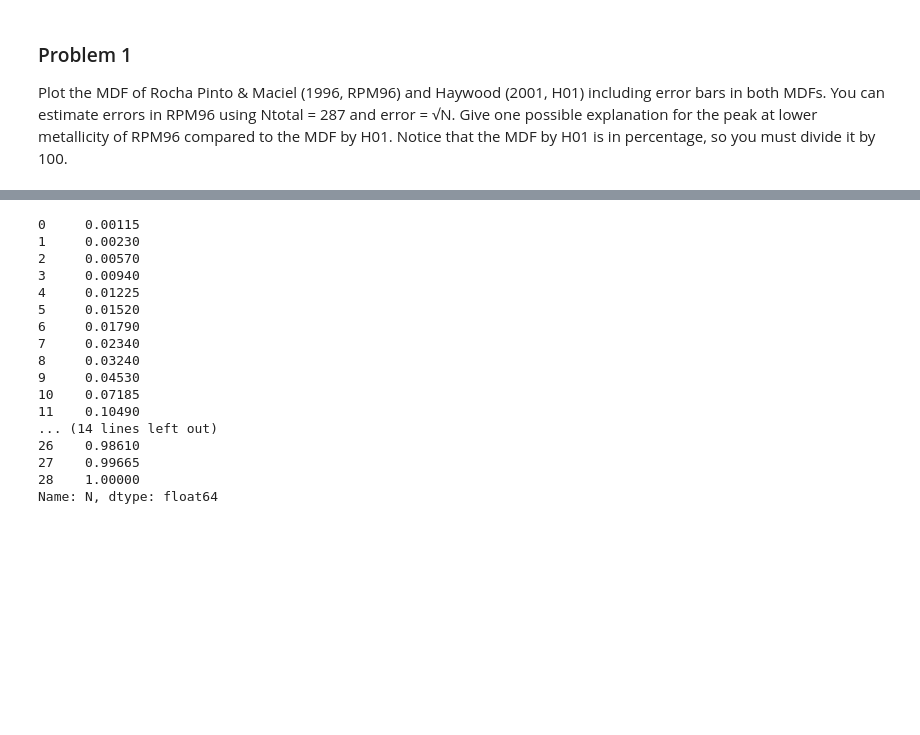
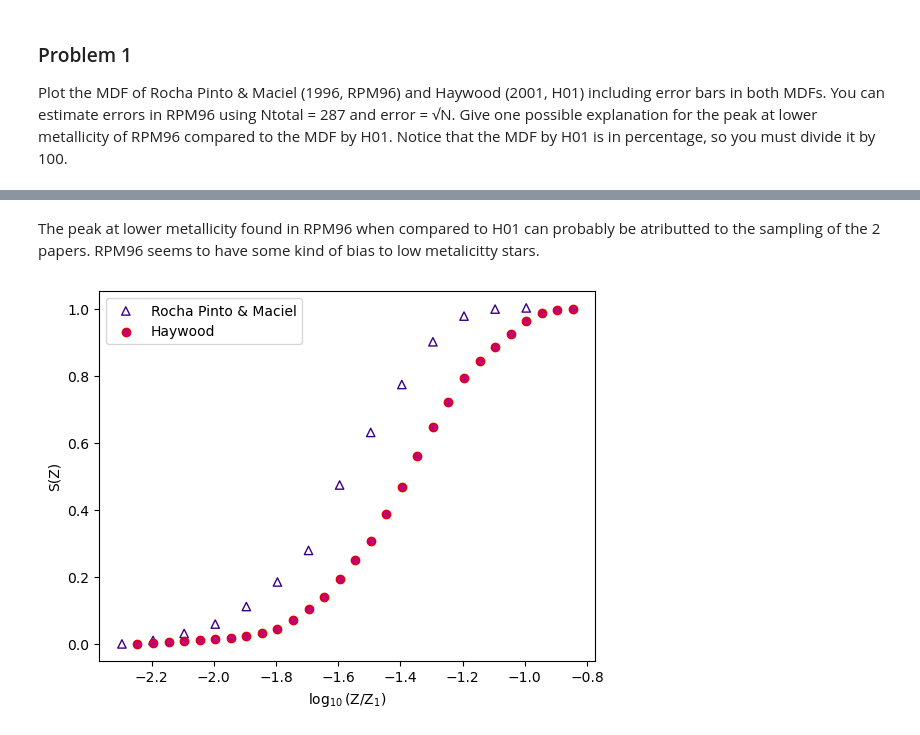
Before and after one commit to migueldeloreto/evolucao-quimica, a Jupyter notebook: atividade6/tarefa_6_evolucao.ipynb, the cells around one changed output, grey strips where cells are left out. Cells and saved outputs as stored; diff of their text form; code cells hidden in the pictures; blank space fills up the shorter version.

```diff
--- a/atividade6/tarefa_6_evolucao.ipynb
+++ b/atividade6/tarefa_6_evolucao.ipynb
@@ -34,22 +35,37 @@ plt.legend()
+# %% [markdown]
+The peak at lower metallicity found in RPM96 when compared to H01 can probably be atributted to the sampling of the 2 papers. RPM96 seems to have some kind of bias to low metalicitty stars.
 # %%
 haywoodcum=np.cumsum(haywood['N'])
-rpmcum=np.cumsum(rpm['N'])
-print(haywoodcum)
+rpmcum=np.cumsum(rpm['N/Ntotal'])
+
+solar = pd.read_csv("solar_abundances.csv")
+solar['n_i/n_h']= 1e-12*(10**solar['a_sun'])
+n_he_h = solar['n_i/n_h'][1]
+soma=sum(np.array(solar['atomic_wt'][2:])*np.array(solar['n_i/n_h'][2:]))
+z_solar=soma/(1 + 4*(n_he_h) + soma)
+z_fe_solar=solar['n_i/n_h'][25]*solar['atomic_wt'][25]/(1 + 4*(n_he_h) + soma)
+
+fe_h_rpm=np.array(rpm['RPM96_[Fe/H]'])
+fe_h_hm=np.array(haywood['[Fe/H]'])
+n_fe_h_rpm=(10**(-4.5))*(10**fe_h_rpm)
+n_fe_h_hm=(10**(-4.5))*(10**fe_h_hm)
+z_fe_rpm=56*n_fe_h_rpm/1.4
+z_fe_hm=56*n_fe_h_hm/1.4
+
+z_present=2*z_solar
+log_rpm=np.log10(z_fe_rpm/z_present)
+log_hm=np.log10(z_fe_hm/z_present)
+
+d_rpm={'[Fe/H]':rpm['RPM96_[Fe/H]'], 'log(z/z1)':log_rpm, 'S(Z)':rpmcum}
+d_h={'[Fe/H]':haywood['[Fe/H]'], 'log(z/z1)':log_hm, 'S(Z)':haywoodcum}
+rpm_f=pd.DataFrame(data=d_rpm)
+haywood_f=pd.DataFrame(data=d_h)
+
+plt.scatter(rpm_f['log(z/z1)'], rpm_f['S(Z)'], marker='^', c='None', edgecolors='xkcd:indigo', label='Rocha Pinto & Maciel')
+plt.scatter(haywood_f['log(z/z1)'], haywood_f['S(Z)'],marker='o',c='xkcd:magenta', edgecolors='xkcd:red', label='Haywood')
+plt.xlabel(r'$\log_{10}(\text{Z}/\text{Z}_1)$')
+plt.ylabel(r'S(Z)')
+plt.legend()
+plt.savefig('cumulativa.png', dpi=300, bbox_inches='tight', pad_inches=0.1)
 # %% [output]
-0     0.00115
-1     0.00230
-2     0.00570
-3     0.00940
-4     0.01225
-5     0.01520
-6     0.01790
-7     0.02340
-8     0.03240
-9     0.04530
-10    0.07185
-11    0.10490
-... (14 lines left out)
-26    0.98610
-27    0.99665
-28    1.00000
-Name: N, dtype: float64
+[figure, added]
```
Also changed, not shown: parts of 2 cells of this notebook, 2 other files.
